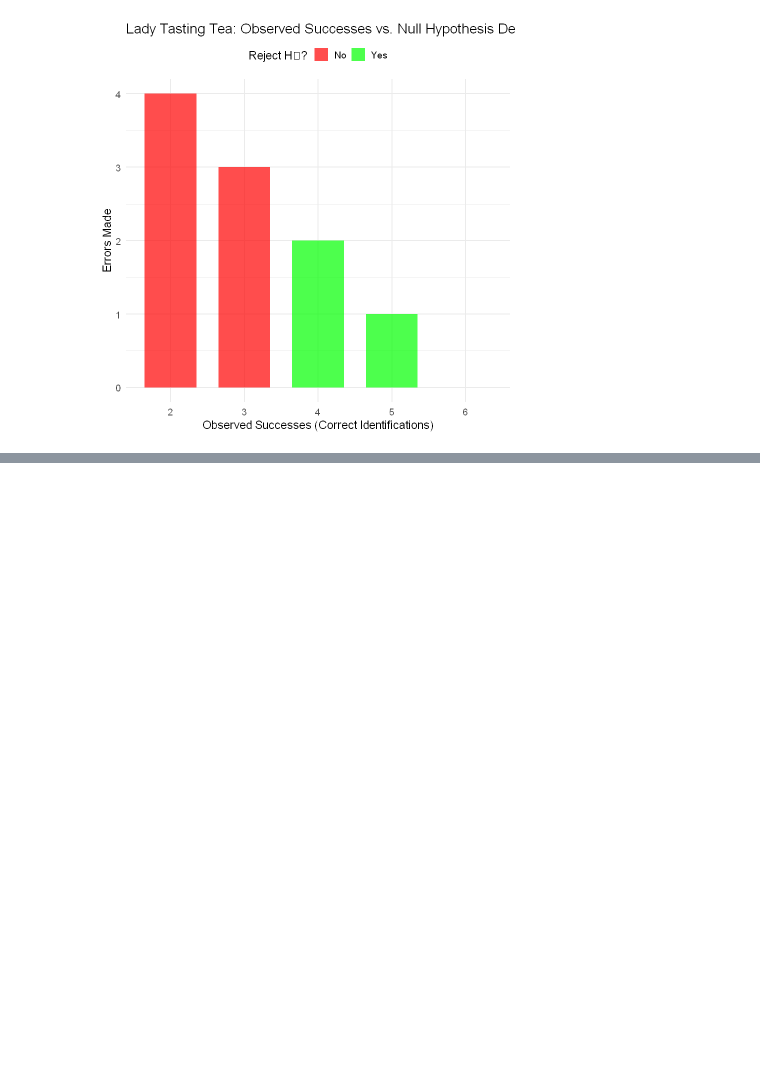
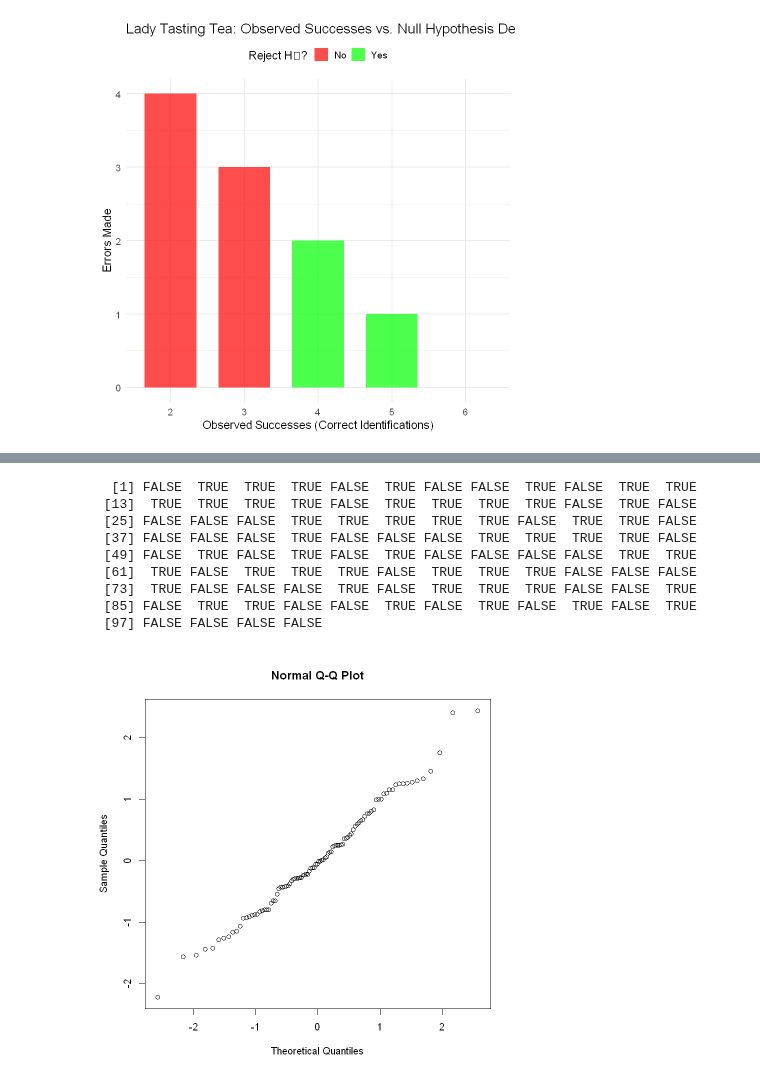
Before and after one commit to keithmmc/appliedstats, a Jupyter notebook: statswithR/fisherR.ipynb, the cells around one changed output, grey strips where cells are left out. Saved outputs shown, nothing was run; the diff lists cells and outputs as text; code cells hidden in the pictures; blank space fills up the shorter version.

```diff
--- a/statswithR/fisherR.ipynb
+++ b/statswithR/fisherR.ipynb
@@ -42,0 +65,15 @@ ggplot(results, aes(x = factor(Observed_Successes), y = Errors_Made, fill = Null
+# %%
+set.seed(11)
+data < - rnorm(100)
+qqnorm(data)
+# %% [output]
+  [1] FALSE  TRUE  TRUE  TRUE FALSE  TRUE FALSE FALSE  TRUE FALSE  TRUE  TRUE
+ [13]  TRUE  TRUE  TRUE  TRUE FALSE  TRUE  TRUE  TRUE  TRUE FALSE  TRUE FALSE
+ [25] FALSE FALSE FALSE  TRUE  TRUE  TRUE  TRUE  TRUE FALSE  TRUE  TRUE FALSE
+ [37] FALSE FALSE FALSE  TRUE FALSE FALSE FALSE  TRUE  TRUE  TRUE  TRUE FALSE
+ [49] FALSE  TRUE FALSE  TRUE FALSE  TRUE FALSE FALSE FALSE FALSE  TRUE  TRUE
+ [61]  TRUE FALSE  TRUE  TRUE  TRUE FALSE  TRUE  TRUE  TRUE FALSE FALSE FALSE
+ [73]  TRUE FALSE FALSE FALSE  TRUE FALSE  TRUE  TRUE  TRUE FALSE FALSE  TRUE
+ [85] FALSE  TRUE  TRUE FALSE FALSE  TRUE FALSE  TRUE FALSE  TRUE FALSE  TRUE
+ [97] FALSE FALSE FALSE FALSE
+[figure, added]
```
Also changed, not shown: parts of 4 cells of this notebook.
